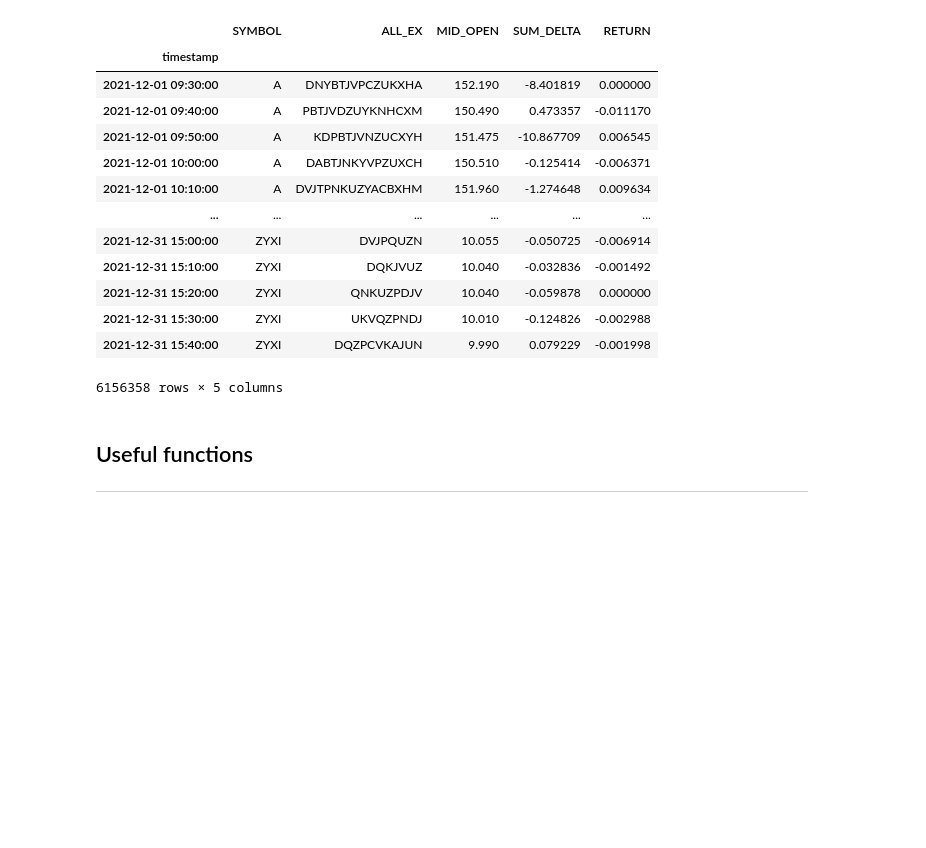
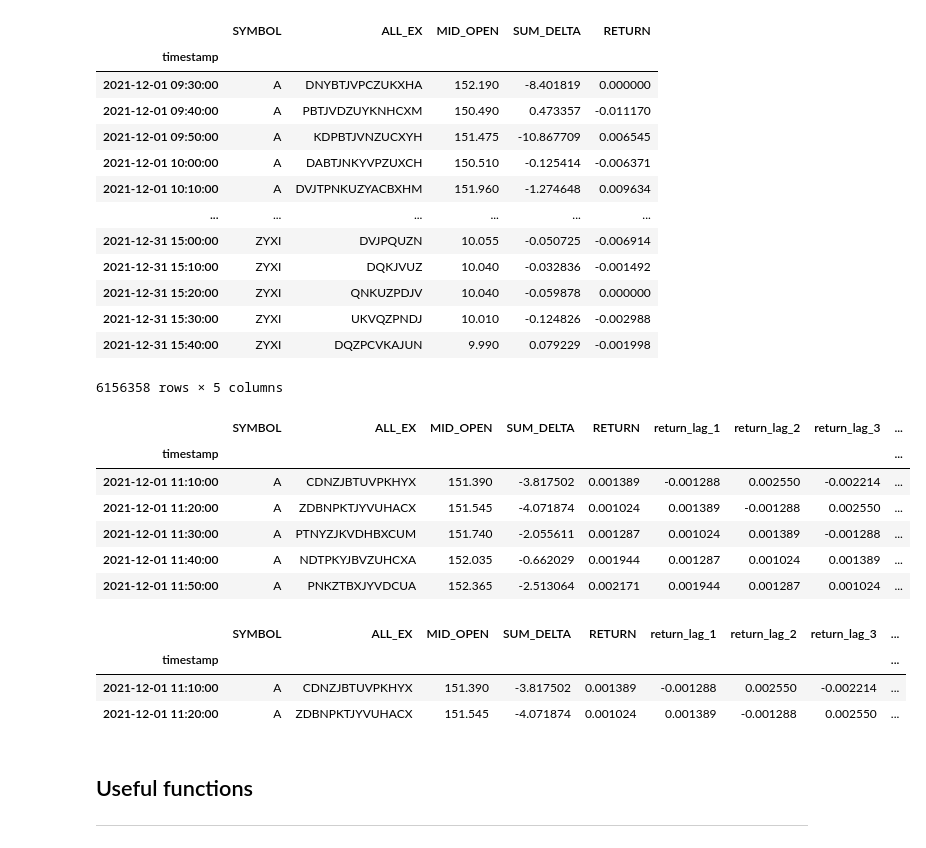
Before and after one commit to PipsCods/High-Frequency-Trading-with-Deep-Learning, a Jupyter notebook: src/notebooks/rui_regressions.ipynb, the cells around one changed output. Saved outputs shown, nothing was run; the diff lists cells and outputs as text; code cells hidden in the pictures; blank space fills up the shorter version.

```diff
--- a/src/notebooks/rui_regressions.ipynb
+++ b/src/notebooks/rui_regressions.ipynb
@@ -58,15 +58,40 @@ table1
 | 2021-12-31 15:30:00 | ZYXI | UKVQZPNDJ | 10.010 | -0.124826 | -0.002988 |
 | 2021-12-31 15:40:00 | ZYXI | DQZPCVKAJUN | 9.990 | 0.079229 | -0.001998 |
 6156358 rows × 5 columns
+# %%
+df_copy = table1.copy()
+# %%
+# Create the lags for each stock
+lags = 10
+train_window = 50
+
+lag_columns = [f'return_lag_{i}' for i in range(1, lags+1)]
+features = lag_columns
+
+for i,lag in enumerate(lag_columns):
+    df_copy[lag] = df_copy.groupby('SYMBOL')['RETURN'].shift(i+1)
+
+# Drop NaN values
+df_copy = df_copy.dropna()
+
+df_copy.head(5)
+# %% [output]
+|  | SYMBOL | ALL_EX | MID_OPEN | SUM_DELTA | RETURN | return_lag_1 | return_lag_2 | return_lag_3 | ... |
+| timestamp |  |  |  |  |  |  |  |  | ... |
+| 2021-12-01 11:10:00 | A | CDNZJBTUVPKHYX | 151.390 | -3.817502 | 0.001389 | -0.001288 | 0.002550 | -0.002214 | ... |
+| 2021-12-01 11:20:00 | A | ZDBNPKTJYVUHACX | 151.545 | -4.071874 | 0.001024 | 0.001389 | -0.001288 | 0.002550 | ... |
+| 2021-12-01 11:30:00 | A | PTNYZJKVDHBXCUM | 151.740 | -2.055611 | 0.001287 | 0.001024 | 0.001389 | -0.001288 | ... |
+| 2021-12-01 11:40:00 | A | NDTPKYJBVZUHCXA | 152.035 | -0.662029 | 0.001944 | 0.001287 | 0.001024 | 0.001389 | ... |
+| 2021-12-01 11:50:00 | A | PNKZTBXJYVDCUA | 152.365 | -2.513064 | 0.002171 | 0.001944 | 0.001287 | 0.001024 | ... |
 # %%
-# Create the lags for each stock
-lags = 10
-train_window = 50
+table1 = df_copy
+del df_copy
 
-for lag in range(lags+1):
-    table1[f'return_lag_{lag}'] = table1.groupby('SYMBOL')['RETURN'].shift(lag)
-
-# Drop NaN values
-table1 = table1.dropna()
+table1.head(2)
+# %% [output]
+|  | SYMBOL | ALL_EX | MID_OPEN | SUM_DELTA | RETURN | return_lag_1 | return_lag_2 | return_lag_3 | ... |
+| timestamp |  |  |  |  |  |  |  |  | ... |
+| 2021-12-01 11:10:00 | A | CDNZJBTUVPKHYX | 151.390 | -3.817502 | 0.001389 | -0.001288 | 0.002550 | -0.002214 | ... |
+| 2021-12-01 11:20:00 | A | ZDBNPKTJYVUHACX | 151.545 | -4.071874 | 0.001024 | 0.001389 | -0.001288 | 0.002550 | ... |
 # %%
 # Take some random stocks
```
Also changed, not shown: parts of 33 cells of this notebook.
